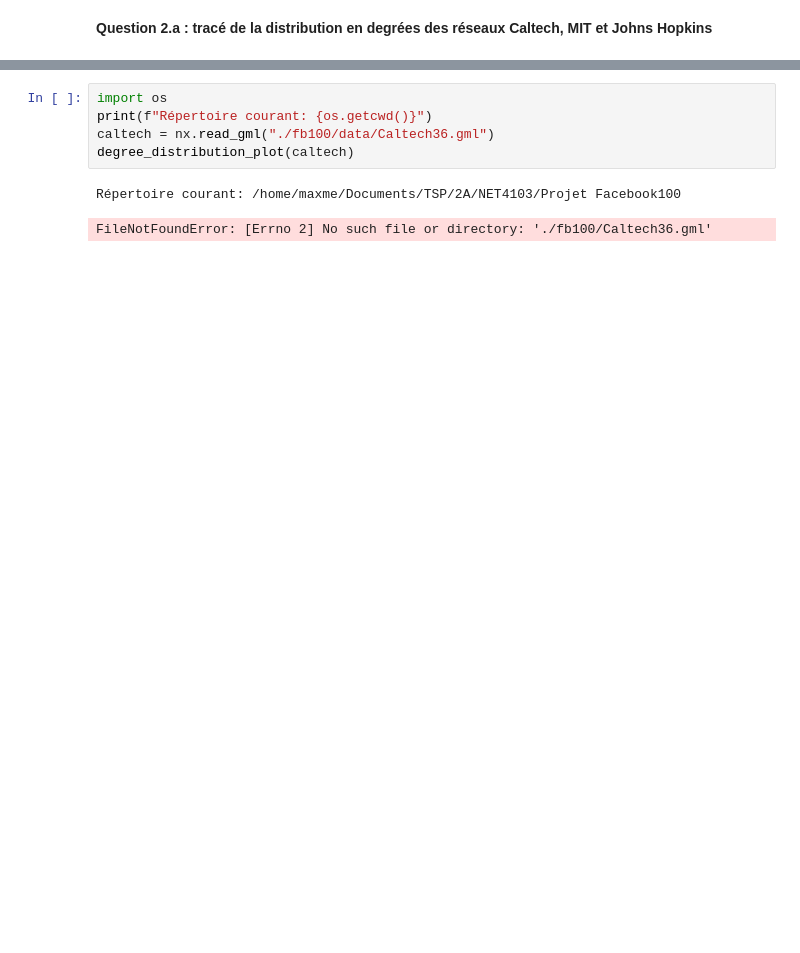
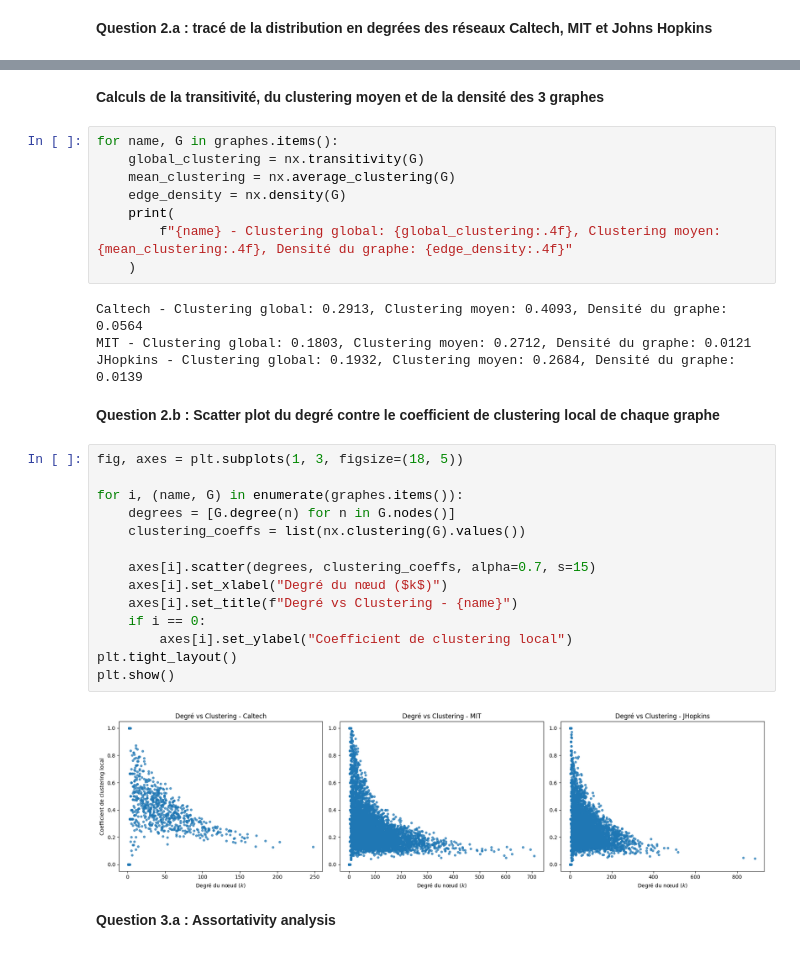
Before and after one commit to Maxme-L/NET4103-Facebook100_project, a Jupyter notebook: projet.ipynb, the cells around one changed output, grey strips where cells are left out. Saved outputs shown, nothing was run; the diff lists cells and outputs as text; blank space fills up the shorter version.

Commit message:
feat: toutes les questions (#1)

```diff
--- a/projet.ipynb
+++ b/projet.ipynb
@@ -29,8 +41,34 @@ degree_distribution_plot(MIT, "MIT")
-# %%
-import os
-print(f"Répertoire courant: {os.getcwd()}")
-caltech = nx.read_gml("./fb100/data/Caltech36.gml")
-degree_distribution_plot(caltech)
-# %% [output]
-Répertoire courant: /home/maxme/Documents/TSP/2A/NET4103/Projet Facebook100
-FileNotFoundError: [Errno 2] No such file or directory: './fb100/Caltech36.gml'
+# %% [markdown]
+**Calculs de la transitivité, du clustering moyen et de la densité des 3 graphes**
+# %%
+for name, G in graphes.items():
+    global_clustering = nx.transitivity(G)
+    mean_clustering = nx.average_clustering(G)
+    edge_density = nx.density(G)
+    print(
+        f"{name} - Clustering global: {global_clustering:.4f}, Clustering moyen: {mean_clustering:.4f}, Densité du graphe: {edge_density:.4f}"
+    )
+# %% [output]
+Caltech - Clustering global: 0.2913, Clustering moyen: 0.4093, Densité du graphe: 0.0564
+MIT - Clustering global: 0.1803, Clustering moyen: 0.2712, Densité du graphe: 0.0121
+JHopkins - Clustering global: 0.1932, Clustering moyen: 0.2684, Densité du graphe: 0.0139
+# %% [markdown]
+**Question 2.b : Scatter plot du degré contre le coefficient de clustering local de chaque graphe**
+# %%
+fig, axes = plt.subplots(1, 3, figsize=(18, 5))
+
+for i, (name, G) in enumerate(graphes.items()):
+    degrees = [G.degree(n) for n in G.nodes()]
+    clustering_coeffs = list(nx.clustering(G).values())
+
+    axes[i].scatter(degrees, clustering_coeffs, alpha=0.7, s=15)
+    axes[i].set_xlabel("Degré du nœud ($k$)")
+    axes[i].set_title(f"Degré vs Clustering - {name}")
+    if i == 0:
+        axes[i].set_ylabel("Coefficient de clustering local")
+plt.tight_layout()
+plt.show()
+# %% [output]
+[figure, added]
+# %% [markdown]
+**Question 3.a : Assortativity analysis**
```
Also changed, not shown: parts of 20 cells of this notebook, 1 other file.
